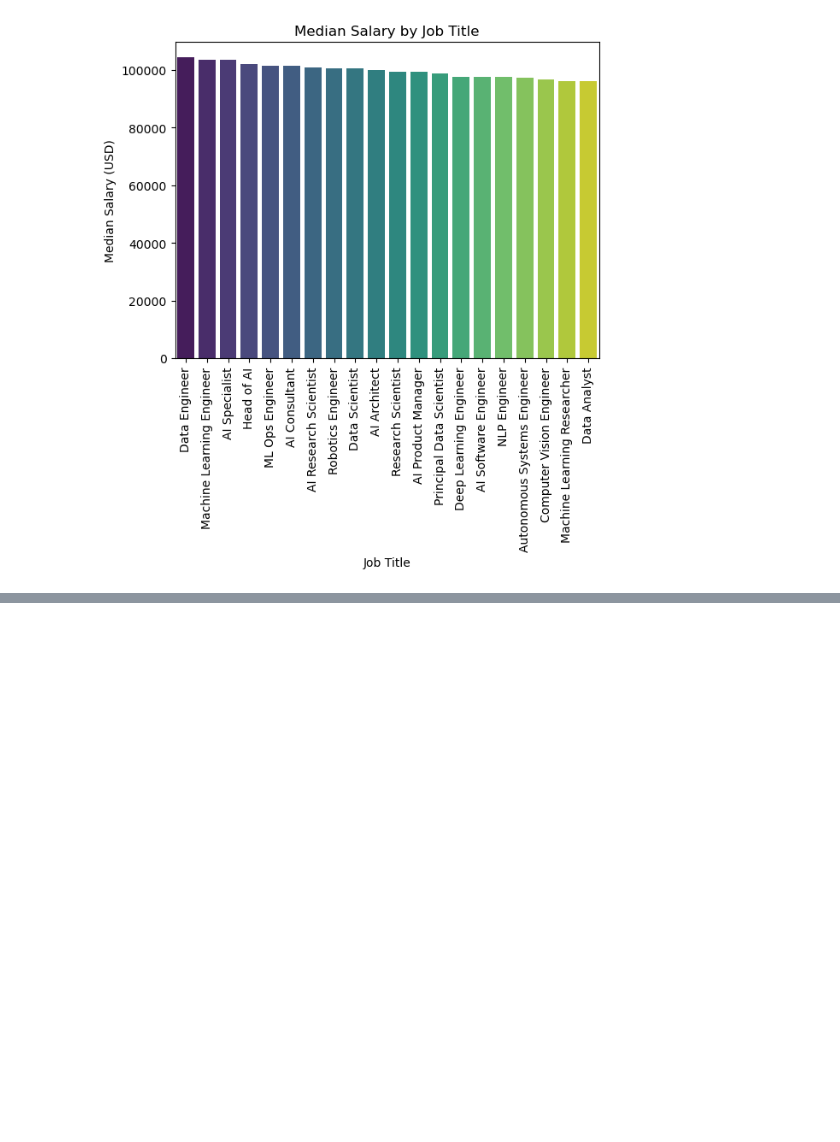
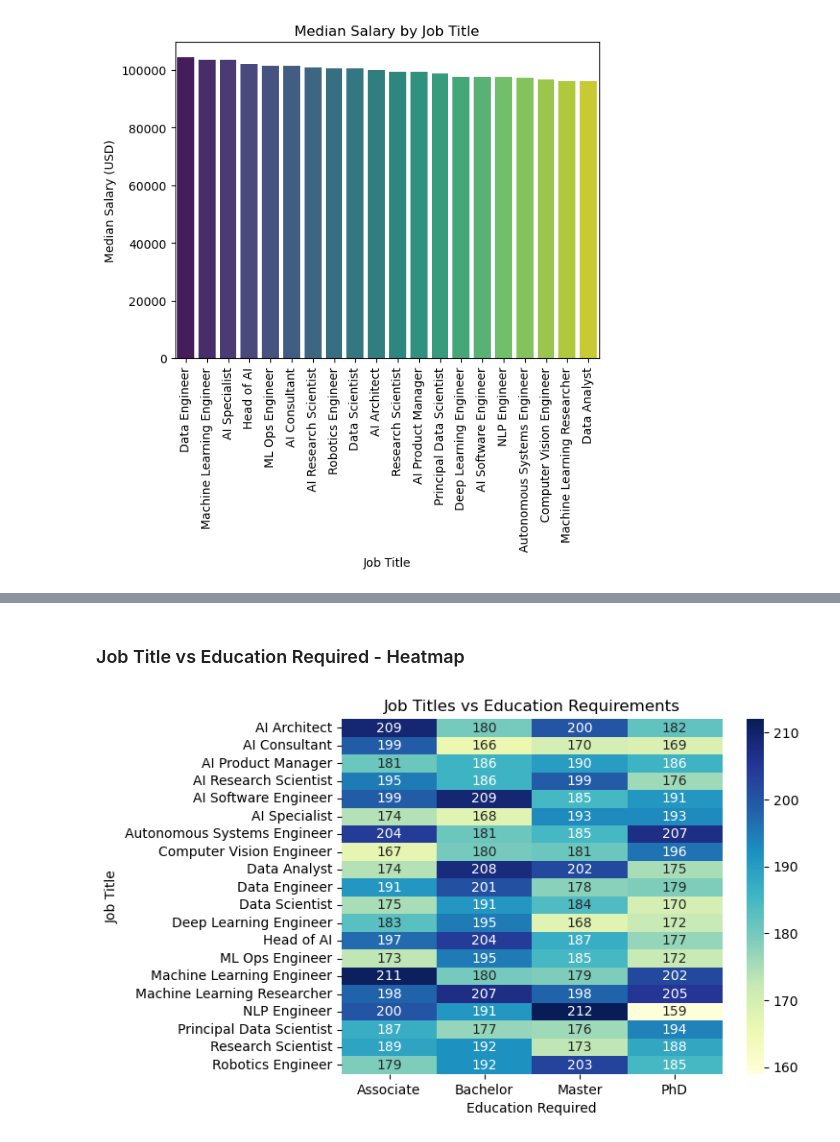
Before and after one commit to pawelsiurek/AI-Market-EDA, a Jupyter notebook: notebooks/EDA.ipynb, the cells around one changed output, grey strips where cells are left out. Saved outputs shown, nothing was run; the diff lists cells and outputs as text; code cells hidden in the pictures; blank space fills up the shorter version.

```diff
--- a/notebooks/EDA.ipynb
+++ b/notebooks/EDA.ipynb
@@ -219,0 +242,10 @@ df.head()
+# %% [markdown]
+### Job Title vs Education Required - Heatmap
+# %%
+cross_tab = pd.crosstab(df['job_title'], df['education_required'])
+sns.heatmap(cross_tab, cmap="YlGnBu", annot=True, fmt='d')
+plt.title('Job Titles vs Education Requirements')
+plt.xlabel('Education Required')
+plt.ylabel('Job Title');
+# %% [output]
+[figure, added]
```
Also changed, not shown: parts of 8 cells of this notebook.
